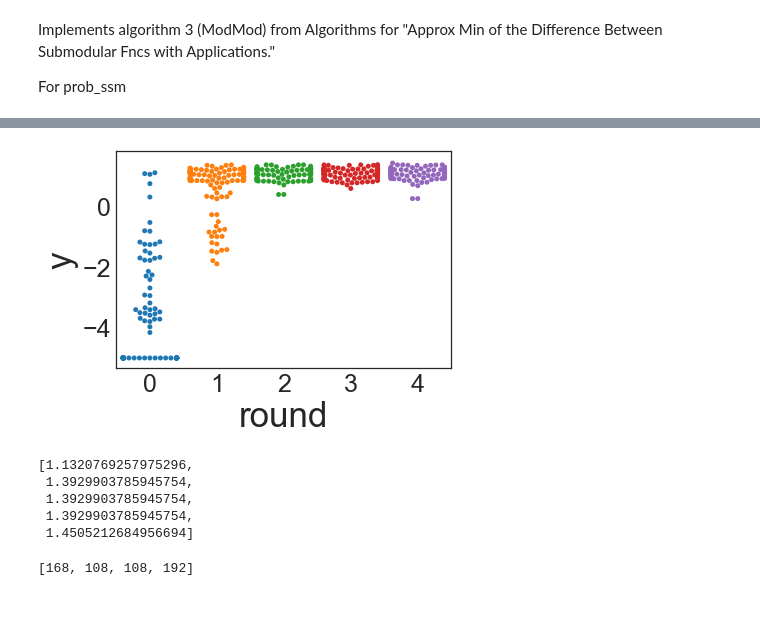
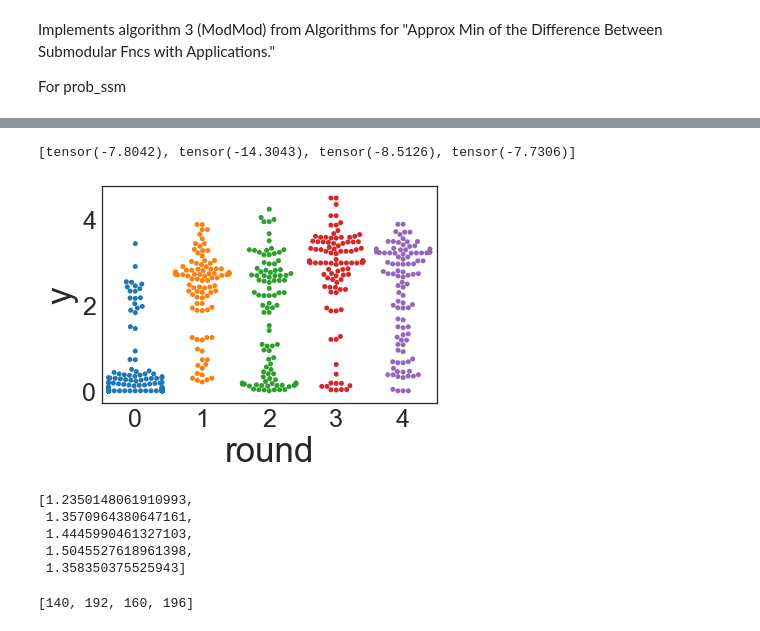
Before and after one commit to yangkky/prob_ssm, a Jupyter notebook: code/phoq_greedy.ipynb, the cells around one changed output, grey strips where cells are left out. Cells and saved outputs as stored; diff of their text form; code cells hidden in the pictures.

```diff
--- a/code/phoq_greedy.ipynb
+++ b/code/phoq_greedy.ipynb
@@ -38,7 +38,8 @@ with open('../inputs/phoq.pkl', 'rb') as f:
 
 X = t[0] # one-hot encoding of X
 T = t[1] # tokenized encoding of X
-y = t[2].values
+A = t[2]
+y = t[3].values
 # %%
 wt = helpers.decode_X(X[150614])  # wt as string
 aas = 'ARNDCQEGHILKMFPSTWYV'
@@ -51,13 +52,16 @@ for i, x in enumerate(X):
 singles = [wt[:i] + aas[j] + wt[i+1:] for i in range(4) for j in range(20)]
 train_seqs = [wt] + singles
 train_inds = [seq_to_x[seq] for seq in train_seqs]
-np.random.seed(100)
-train_inds = list(np.random.choice(len(X), 100, replace=True)) # generate random indices for 100 X's to sample from
+np.random.seed(10120)
+train_inds += list(np.random.choice(len(X), 100, replace=True)) # generate random indices for 100 X's to sample from
 
 X_train = X[train_inds]
 y_train = y[train_inds]
 X_test = X
 y_true = y
+
+A_train = A[train_inds]
+A_test = A
 # %%
 ground = [(aa, i) for aa in aas for i in range(4)]
 # %%
@@ -75,8 +79,9 @@ L = 4
 n = 100
 
 observed_inds = [train_inds]
-X_sampled = [X[train_inds]]
+X_sampled = [A[train_inds]]
 y_sampled = [y[train_inds]]
+
 
 
 libraries = []
@@ -85,7 +90,11 @@ histories = []
 for rou in range(rounds):
     print('Round %d' %rou)
     inds = sorted(set(itertools.chain(*observed_inds)))
-    dic, _ = helpers.get_predictions(X[inds], y[inds], X_test, its=500)
+    print(len(inds))
+    dic, _ = helpers.get_predictions(A[inds], y[inds], A_test, one_hots=X_test, its=2000)
+    seen_seqs = [helpers.decode_X(X[i]) for i in inds]
+    for s in seen_seqs:
+        dic[s] = 0.0
     print()
     seed = helpers.get_seed(dic)
     chosen, obj = bases.greedy(dic, seed, n, L)
@@ -95,7 +104,7 @@ for rou in range(rounds):
     inds = np.random.choice(len(seqs), n, replace=True)
     sampled_seqs = [seqs[i] for i in inds]
     inds = [seq_to_x[s] for s in sampled_seqs]
-    X_sampled.append(X[inds])
+    X_sampled.append(A[inds])
     y_sampled.append(y[inds])
     observed_inds.append(inds)
 # %% [output]
@@ -112,22 +143,24 @@ libraries
 # %%
 histories
+# %% [output]
+[tensor(-7.8042), tensor(-14.3043), tensor(-8.5126), tensor(-7.7306)]
 # %%
-df = pd.DataFrame(np.concatenate(y_sampled), columns=['y'])
-df['round'] = [0] * (n) + [1] * n + [2] * n + [3] * n + [4] * n
+df = pd.DataFrame(np.exp(np.concatenate(y_sampled)), columns=['y'])
+df['round'] = [0] * (100 + 81) + [1] * n + [2] * n + [3] * n + [4] * n
 _ = sns.swarmplot(data=df, x='round', y='y')
 # %% [output]
-[figure, old version]
+[figure, new version]
 # %%
 [max(yy) for yy in y_sampled]
 # %% [output]
-[1.1320769257975296,
- 1.3929903785945754,
- 1.3929903785945754,
- 1.3929903785945754,
- 1.4505212684956694]
+[1.2350148061910993,
+ 1.3570964380647161,
+ 1.4445990461327103,
+ 1.5045527618961398,
+ 1.358350375525943]
 # %%
 [opt.get_N(lib, L) for lib in libraries]
 # %% [output]
-[168, 108, 108, 192]
+[140, 192, 160, 196]
 # %%
 df.to_csv('../outputs/greedy_phoq.txt', index=False)
```
Also changed, not shown: parts of 2 cells of this notebook, 2 other files.
